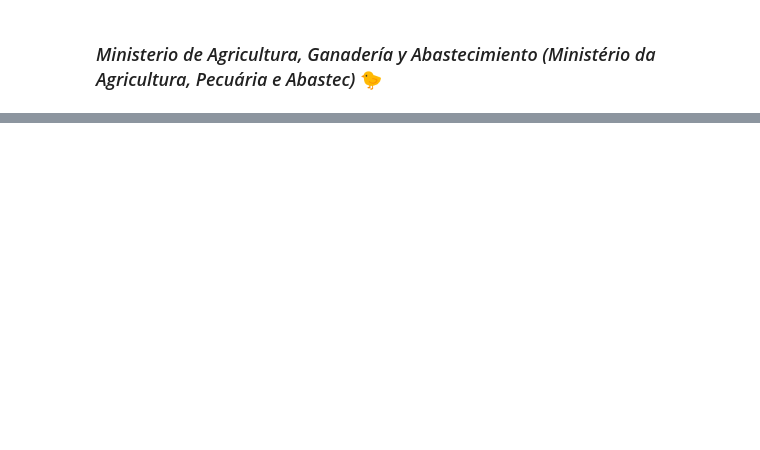
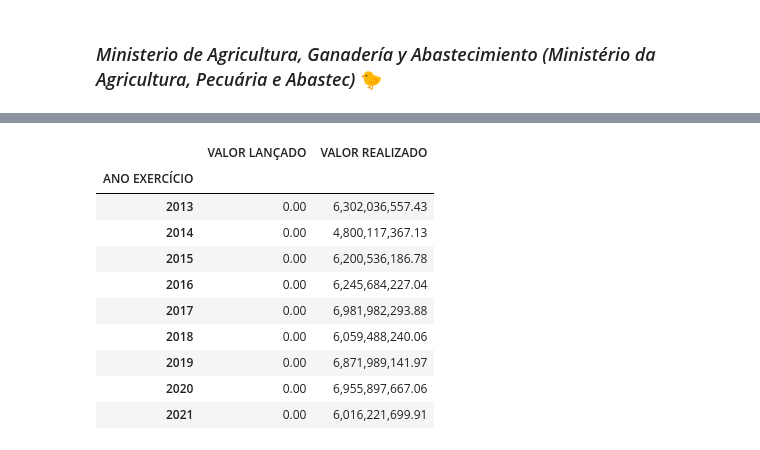
Before and after one commit to Gabijc/Proyecto2-Insights-Brasil, a Jupyter notebook: Análisis_categorías.ipynb, the cells around one changed output, grey strips where cells are left out. Cells and saved outputs as stored; diff of their text form; code cells hidden in the pictures; blank space fills up the shorter version.

```diff
--- a/Análisis_categorías.ipynb
+++ b/Análisis_categorías.ipynb
@@ -479,0 +471,16 @@ organos_agricultura
+# %%
+# Vemos la información temporal sobre el ministerio
+temporal_agricultura = fs.info_ministerio(datos_brasil, "Ministério da Agricultura, Pecuária e Abastec")
+temporal_agricultura
+# %% [output]
+|  | VALOR LANÇADO | VALOR REALIZADO |
+| ANO EXERCÍCIO |  |  |
+| 2013 | 0.00 | 6,302,036,557.43 |
+| 2014 | 0.00 | 4,800,117,367.13 |
+| 2015 | 0.00 | 6,200,536,186.78 |
+| 2016 | 0.00 | 6,245,684,227.04 |
+| 2017 | 0.00 | 6,981,982,293.88 |
+| 2018 | 0.00 | 6,059,488,240.06 |
+| 2019 | 0.00 | 6,871,989,141.97 |
+| 2020 | 0.00 | 6,955,897,667.06 |
+| 2021 | 0.00 | 6,016,221,699.91 |
```
Also changed, not shown: parts of 126 cells of this notebook, 2 other files.
